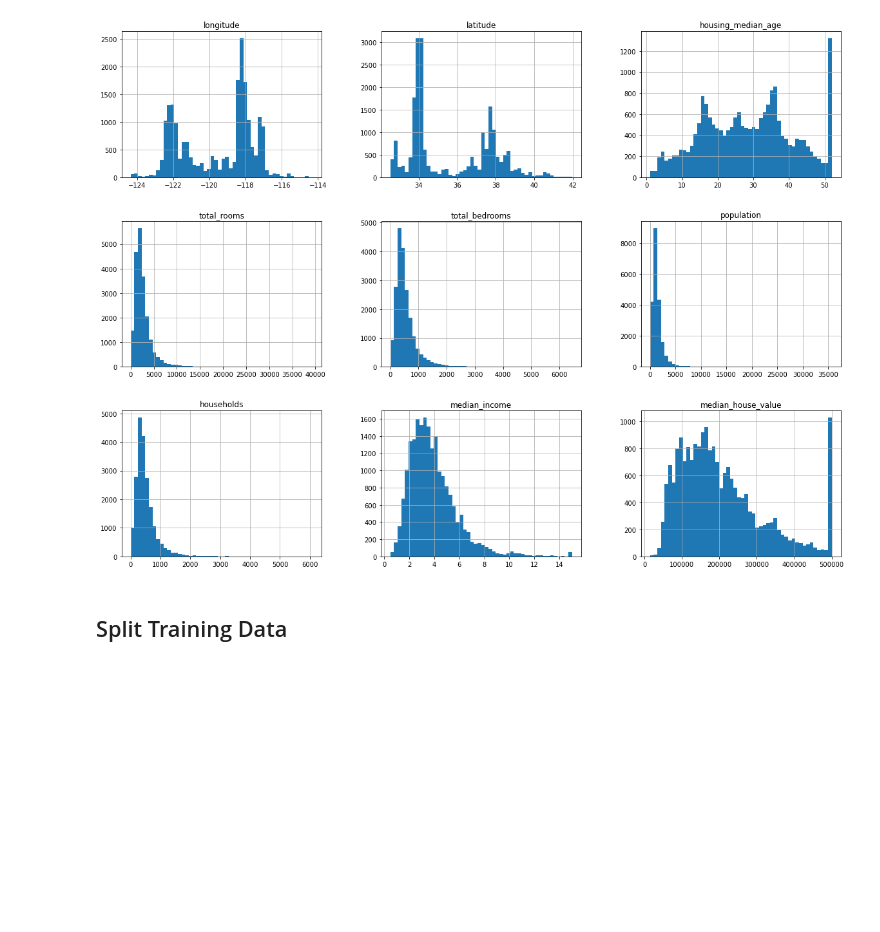
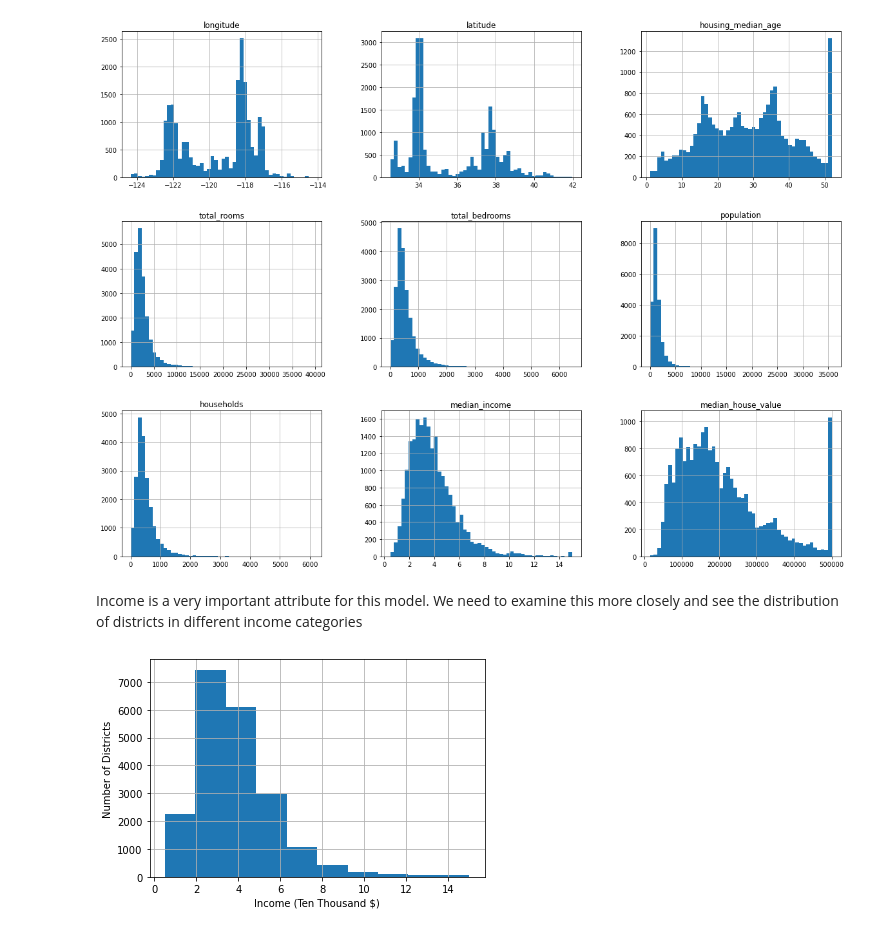
Before and after one commit to jgib124/ML_practice, a Jupyter notebook: Housing_ML.ipynb, the cells around one changed output. Saved outputs shown, nothing was run; the diff lists cells and outputs as text; code cells hidden in the pictures; blank space fills up the shorter version.

```diff
--- a/Housing_ML.ipynb
+++ b/Housing_ML.ipynb
@@ -85,5 +85,3 @@ housing_data.hist(bins=50, figsize=(20, 15))
 plt.show()
 # %% [output]
 [figure]
-# %% [markdown]
-## Split Training Data
@@ -96,0 +88,11 @@ train_set, test_set = train_test_split(housing_data, test_size=0.2, random_state
+# %% [markdown]
+Income is a very important attribute for this model. We need to examine this more closely and see the distribution of districts in different income categories
+# %%
+%matplotlib inline
+import matplotlib.pyplot as plt
+housing_data["median_income"].hist(bins=10)
+plt.xlabel("Income (Ten Thousand $)")
+plt.ylabel("Number of Districts")
+plt.show()
+# %% [output]
+[figure, added]
```
Also changed, not shown: parts of 7 cells of this notebook.
